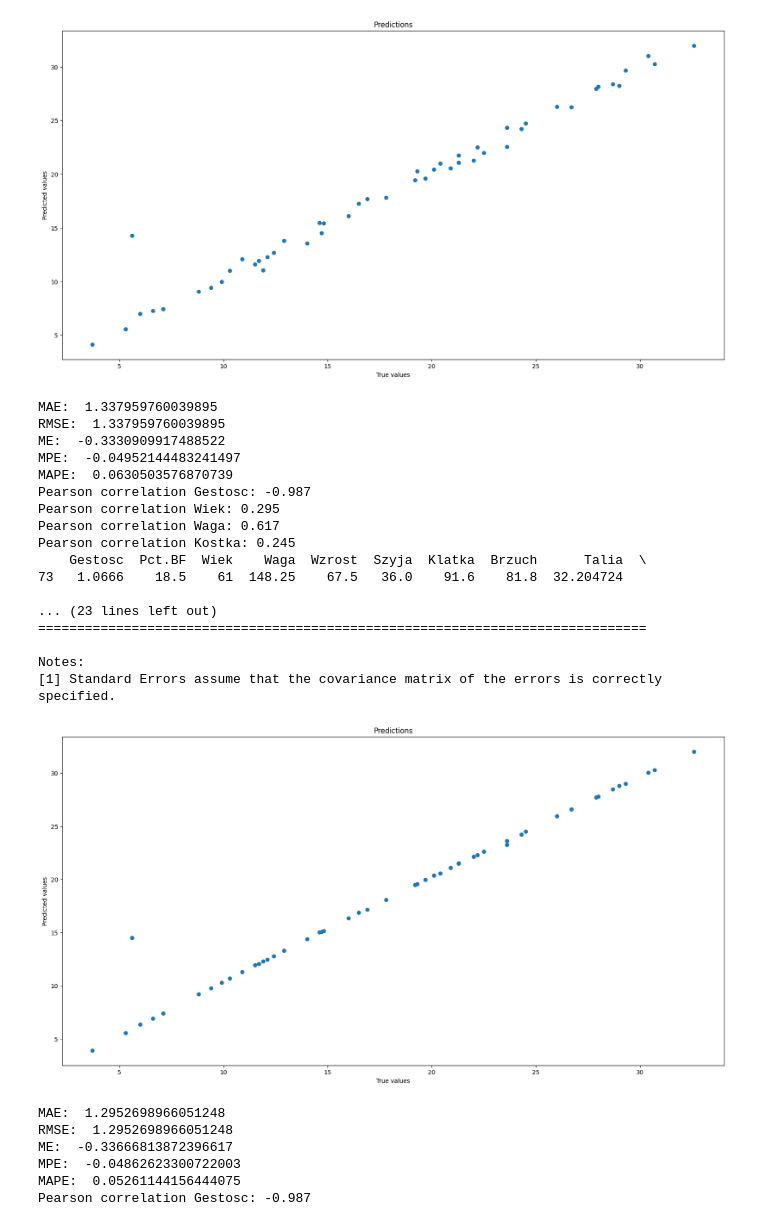
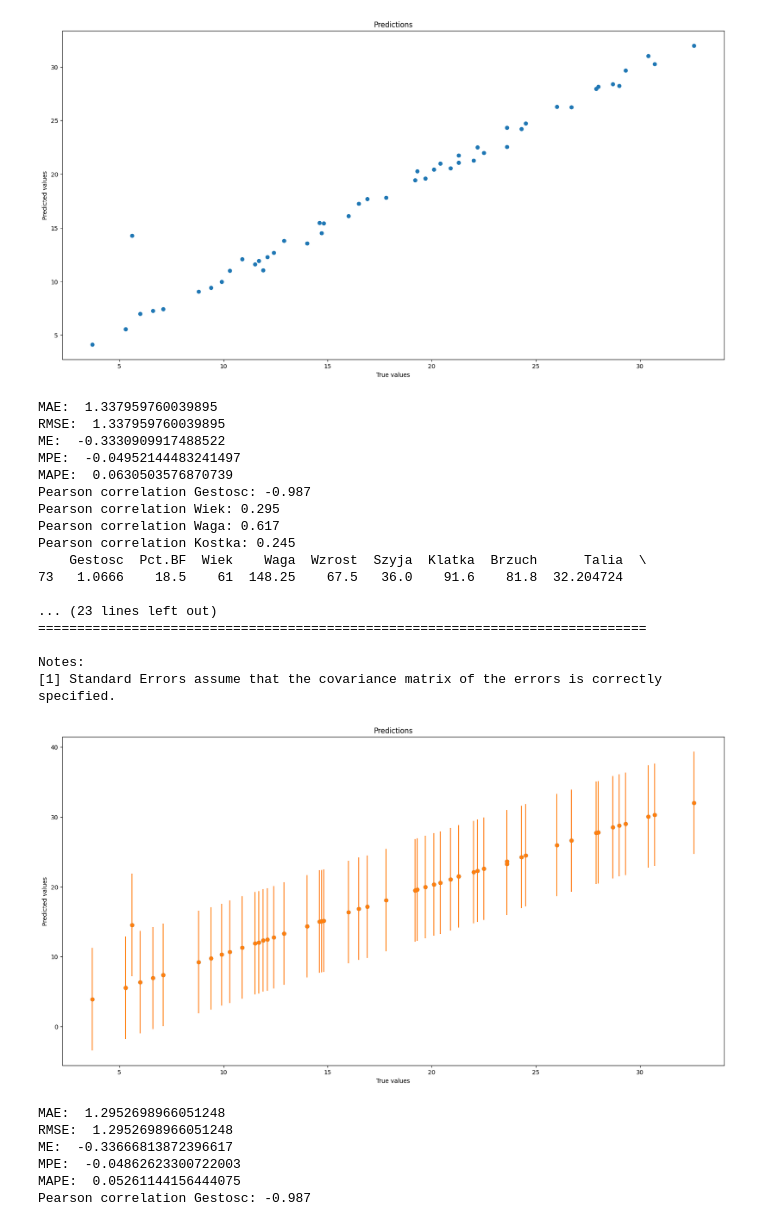
Before and after one commit to userofpi/MED_LAB1, a Jupyter notebook: LAB1_2.ipynb, the cells around one changed output. Drawn from its saved outputs; the diff is of its cells as text; code cells hidden in the pictures.

```diff
--- a/LAB1_2.ipynb
+++ b/LAB1_2.ipynb
@@ -513,6 +513,8 @@ plt.plot(Y_test, predictions, 'o')
 plt.title('Predictions')
 plt.xlabel('True values')
 plt.ylabel('Predicted values')
+# dodać bar z błedem std
+plt.errorbar(Y_test, predictions, yerr=np.std(predictions), fmt='o')
 plt.show()
 print('MAE: ', calculate_mae(Y_test, predictions))
 print('RMSE: ', calculate_rmse(Y_test, predictions))
@@ -551,32 +553,32 @@ Time:                        14:58:22   Log-Likelihood:                -323.84
 No. Observations:                 200   AIC:                             679.7
 Df Residuals:                     184   BIC:                             732.5
 Df Model:                          15
 Covariance Type:            nonrobust
 ==============================================================================
 ... (25 lines left out)
 Notes:
 [1] Standard Errors assume that the covariance matrix of the errors is correctly specified.
 [2] The smallest eigenvalue is 1.33e-11. This might indicate that there are
 strong multicollinearity problems or that the design matrix is singular.
 [figure]
 MAE:  1.337959760039895
 RMSE:  1.337959760039895
 ME:  -0.3330909917488522
 MPE:  -0.04952144483241497
 MAPE:  0.0630503576870739
 Pearson correlation Gestosc: -0.987
 Pearson correlation Wiek: 0.295
 Pearson correlation Waga: 0.617
 Pearson correlation Kostka: 0.245
     Gestosc  Pct.BF  Wiek    Waga  Wzrost  Szyja  Klatka  Brzuch      Talia  \
 73   1.0666    18.5    61  148.25    67.5   36.0    91.6    81.8  32.204724
 
 ... (23 lines left out)
 ==============================================================================
 
 Notes:
 [1] Standard Errors assume that the covariance matrix of the errors is correctly specified.
-[figure, old version]
+[figure, new version]
 MAE:  1.2952698966051248
 RMSE:  1.2952698966051248
 ME:  -0.33666813872396617
```
Also changed, not shown: parts of 4 cells of this notebook.
